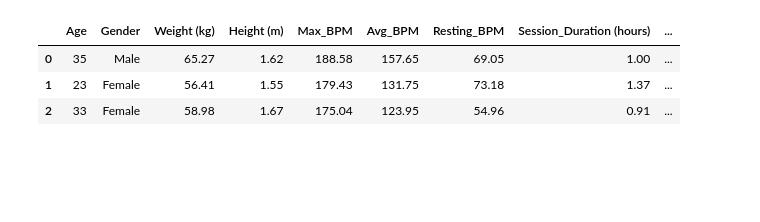
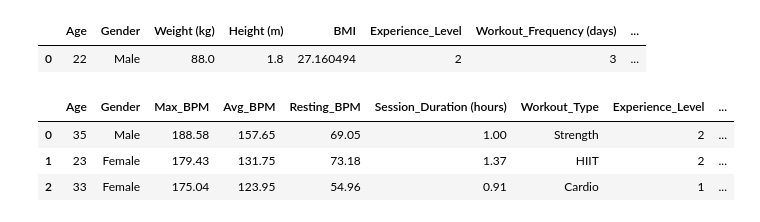
Before and after one commit to Aigerim05/Personalized-Workout-Nutrition-plans-generation-, a Jupyter notebook: 3.3_meal_featuring.ipynb, the cells around one changed output. Cells and saved outputs as stored; diff of their text form; code cells hidden in the pictures; blank space fills up the shorter version.

```diff
--- a/3.3_meal_featuring.ipynb
+++ b/3.3_meal_featuring.ipynb
@@ -6,6 +6,7 @@ pd.set_option('display.max_columns', None)
 
 # Preprocessed original file without scaling
 DATA_PATH = "data/dataset_with_user_features.csv"
+NEW_USER = "data/new_user.csv"
 # %%
 df = pd.read_csv(DATA_PATH)
 print(df.shape)
@@ -16,13 +17,19 @@ df.head(3)
 | 0 | 35 | Male | 65.27 | 1.62 | 188.58 | 157.65 | 69.05 | 1.00 | ... |
 | 1 | 23 | Female | 56.41 | 1.55 | 179.43 | 131.75 | 73.18 | 1.37 | ... |
 | 2 | 33 | Female | 58.98 | 1.67 | 175.04 | 123.95 | 54.96 | 0.91 | ... |
+# %%
+new_user = pd.read_csv(NEW_USER)
+new_user
+# %% [output]
+|  | Age | Gender | Weight (kg) | Height (m) | BMI | Experience_Level | Workout_Frequency (days) | ... |
+| 0 | 22 | Male | 88.0 | 1.8 | 27.160494 | 2 | 3 | ... |
 # %%
-df = create_meal_features(df)
+df = create_meal_features(df, new_user)
 df.head(3)
 # %% [output]
-|  | Age | Gender | Weight (kg) | Height (m) | Max_BPM | Avg_BPM | Resting_BPM | Session_Duration (hours) | ... |
-| 0 | 35 | Male | 65.27 | 1.62 | 188.58 | 157.65 | 69.05 | 1.00 | ... |
-| 1 | 23 | Female | 56.41 | 1.55 | 179.43 | 131.75 | 73.18 | 1.37 | ... |
-| 2 | 33 | Female | 58.98 | 1.67 | 175.04 | 123.95 | 54.96 | 0.91 | ... |
+|  | Age | Gender | Max_BPM | Avg_BPM | Resting_BPM | Session_Duration (hours) | Workout_Type | Experience_Level | ... |
+| 0 | 35 | Male | 188.58 | 157.65 | 69.05 | 1.00 | Strength | 2 | ... |
+| 1 | 23 | Female | 179.43 | 131.75 | 73.18 | 1.37 | HIIT | 2 | ... |
+| 2 | 33 | Female | 175.04 | 123.95 | 54.96 | 0.91 | Cardio | 1 | ... |
 # %%
 df.to_csv('data/dataset_meal.csv', index=False)
```
Also changed, not shown: parts of 1 cell of this notebook, 8 other files.
